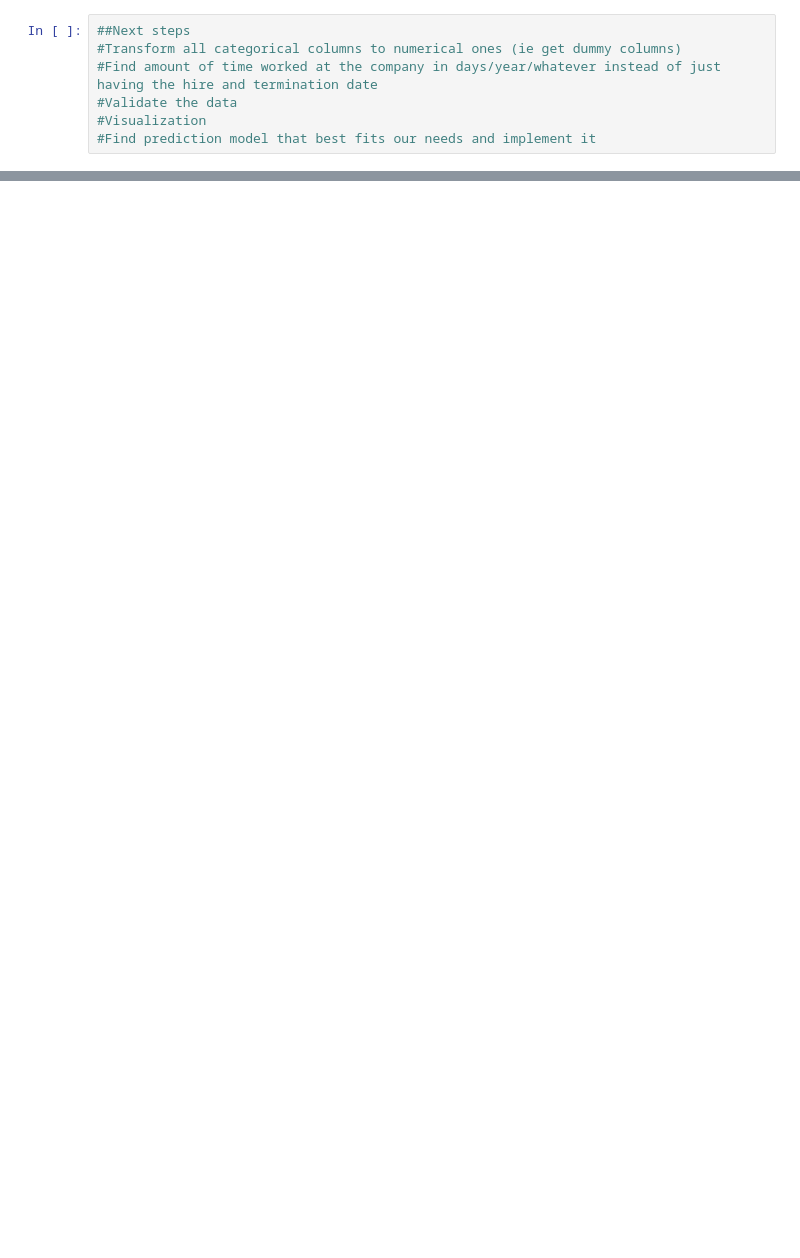
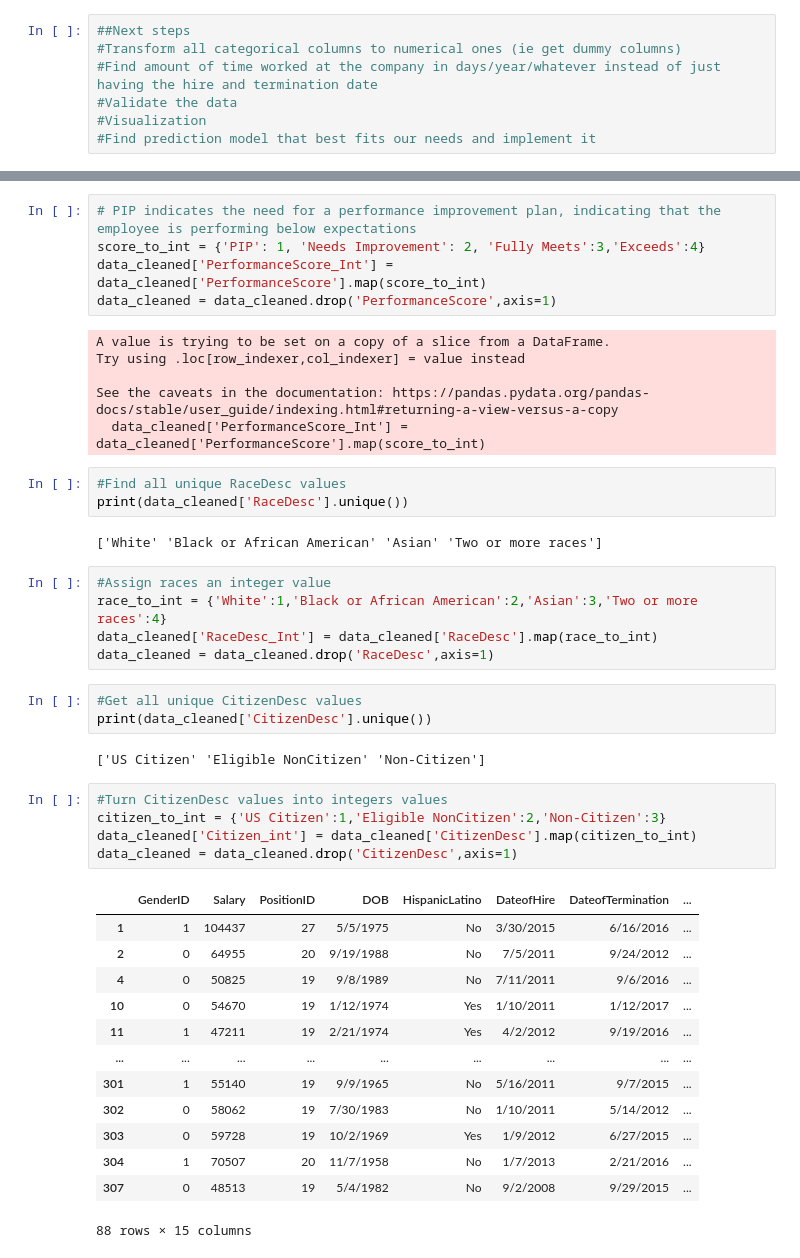
Before and after one commit to akazachk-teaching/Project-Group-5, a Jupyter notebook: project-code.ipynb, the cells around one changed output, grey strips where cells are left out. Saved outputs shown, nothing was run; the diff lists cells and outputs as text; blank space fills up the shorter version.

```diff
--- a/project-code.ipynb
+++ b/project-code.ipynb
@@ -70,0 +77,45 @@ data_cleaned
+# %%
+# PIP indicates the need for a performance improvement plan, indicating that the employee is performing below expectations
+score_to_int = {'PIP': 1, 'Needs Improvement': 2, 'Fully Meets':3,'Exceeds':4}
+data_cleaned['PerformanceScore_Int'] = data_cleaned['PerformanceScore'].map(score_to_int)
+data_cleaned = data_cleaned.drop('PerformanceScore',axis=1)
+# %% [output]
+A value is trying to be set on a copy of a slice from a DataFrame.
+Try using .loc[row_indexer,col_indexer] = value instead
+
+See the caveats in the documentation: https://pandas.pydata.org/pandas-docs/stable/user_guide/indexing.html#returning-a-view-versus-a-copy
+  data_cleaned['PerformanceScore_Int'] = data_cleaned['PerformanceScore'].map(score_to_int)
+# %%
+#Find all unique RaceDesc values
+print(data_cleaned['RaceDesc'].unique())
+# %% [output]
+['White' 'Black or African American' 'Asian' 'Two or more races']
+# %%
+#Assign races an integer value
+race_to_int = {'White':1,'Black or African American':2,'Asian':3,'Two or more races':4}
+data_cleaned['RaceDesc_Int'] = data_cleaned['RaceDesc'].map(race_to_int)
+data_cleaned = data_cleaned.drop('RaceDesc',axis=1)
+# %%
+#Get all unique CitizenDesc values
+print(data_cleaned['CitizenDesc'].unique())
+# %% [output]
+['US Citizen' 'Eligible NonCitizen' 'Non-Citizen']
+# %%
+#Turn CitizenDesc values into integers values
+citizen_to_int = {'US Citizen':1,'Eligible NonCitizen':2,'Non-Citizen':3}
+data_cleaned['Citizen_int'] = data_cleaned['CitizenDesc'].map(citizen_to_int)
+data_cleaned = data_cleaned.drop('CitizenDesc',axis=1)
+# %% [output]
+|  | GenderID | Salary | PositionID | DOB | HispanicLatino | DateofHire | DateofTermination | ... |
+| 1 | 1 | 104437 | 27 | 5/5/1975 | No | 3/30/2015 | 6/16/2016 | ... |
+| 2 | 0 | 64955 | 20 | 9/19/1988 | No | 7/5/2011 | 9/24/2012 | ... |
+| 4 | 0 | 50825 | 19 | 9/8/1989 | No | 7/11/2011 | 9/6/2016 | ... |
+| 10 | 0 | 54670 | 19 | 1/12/1974 | Yes | 1/10/2011 | 1/12/2017 | ... |
+| 11 | 1 | 47211 | 19 | 2/21/1974 | Yes | 4/2/2012 | 9/19/2016 | ... |
+| ... | ... | ... | ... | ... | ... | ... | ... | ... |
+| 301 | 1 | 55140 | 19 | 9/9/1965 | No | 5/16/2011 | 9/7/2015 | ... |
+| 302 | 0 | 58062 | 19 | 7/30/1983 | No | 1/10/2011 | 5/14/2012 | ... |
+| 303 | 0 | 59728 | 19 | 10/2/1969 | Yes | 1/9/2012 | 6/27/2015 | ... |
+| 304 | 1 | 70507 | 20 | 11/7/1958 | No | 1/7/2013 | 2/21/2016 | ... |
+| 307 | 0 | 48513 | 19 | 5/4/1982 | No | 9/2/2008 | 9/29/2015 | ... |
+88 rows × 15 columns
```
Also changed, not shown: parts of 7 cells of this notebook.
